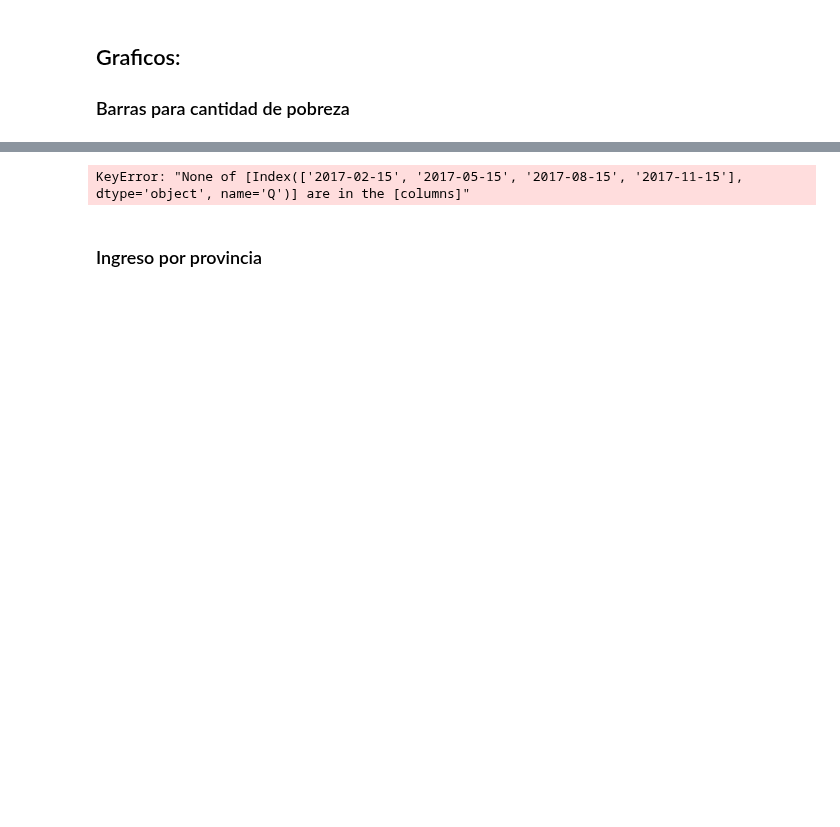
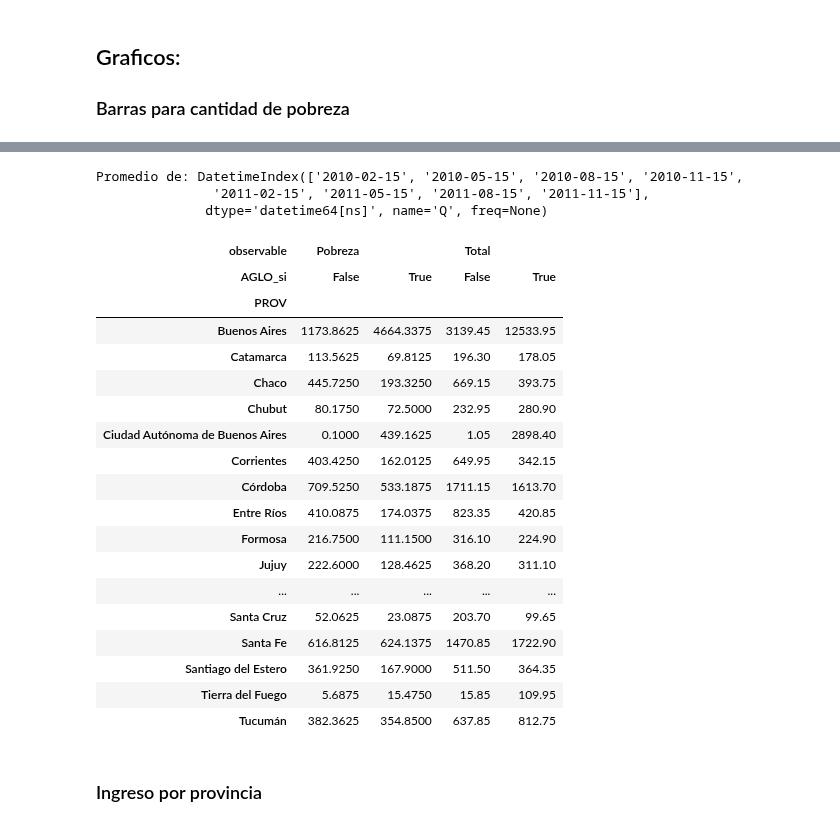
Before and after one commit to matuteiglesias/indice-pobreza-UBA, a Jupyter notebook: notebooks/09 - Exploracion de indicadores sinteticos - V2.ipynb, the cells around one changed output, grey strips where cells are left out. Saved outputs shown, nothing was run; the diff lists cells and outputs as text; code cells hidden in the pictures; blank space fills up the shorter version.

Commit message:
Added user created data

```diff
--- a/notebooks/09 - Exploracion de indicadores sinteticos - V2.ipynb
+++ b/notebooks/09 - Exploracion de indicadores sinteticos - V2.ipynb
@@ -251,10 +272,36 @@ tabla_custom.to_excel('./personas_pob_total_PROV_AGLOsi.xlsx')
 # %%
-_2017 = ['2017-02-15', '2017-05-15', '2017-08-15', '2017-11-15']
+# _2017 = ['2017-02-15', '2017-05-15', '2017-08-15', '2017-11-15']
 
-data = tabla_custom[_2017].mean(1).unstack([-1, -2]).sort_index(axis = 1)
-data.head()
+# tabla_custom_y = tabla_custom.T.loc['2010'].T
+# data = tabla_custom_y.mean(1).unstack([-1, -2]).sort_index(axis = 1)
+
+data = tabla_custom.mean(1).unstack([-1, -2]).sort_index(axis = 1)
+
+print('Promedio de:', tabla_custom.columns)
+data
 # %% [output]
-KeyError: "None of [Index(['2017-02-15', '2017-05-15', '2017-08-15', '2017-11-15'], dtype='object', name='Q')] are in the [columns]"
+Promedio de: DatetimeIndex(['2010-02-15', '2010-05-15', '2010-08-15', '2010-11-15',
+               '2011-02-15', '2011-05-15', '2011-08-15', '2011-11-15'],
+              dtype='datetime64[ns]', name='Q', freq=None)
+| observable | Pobreza |  | Total |  |
+| AGLO_si | False | True | False | True |
+| PROV |  |  |  |  |
+| Buenos Aires | 1173.8625 | 4664.3375 | 3139.45 | 12533.95 |
+| Catamarca | 113.5625 | 69.8125 | 196.30 | 178.05 |
+| Chaco | 445.7250 | 193.3250 | 669.15 | 393.75 |
+| Chubut | 80.1750 | 72.5000 | 232.95 | 280.90 |
+| Ciudad Autónoma de Buenos Aires | 0.1000 | 439.1625 | 1.05 | 2898.40 |
+| Corrientes | 403.4250 | 162.0125 | 649.95 | 342.15 |
+| Córdoba | 709.5250 | 533.1875 | 1711.15 | 1613.70 |
+| Entre Ríos | 410.0875 | 174.0375 | 823.35 | 420.85 |
+| Formosa | 216.7500 | 111.1500 | 316.10 | 224.90 |
+| Jujuy | 222.6000 | 128.4625 | 368.20 | 311.10 |
+| ... | ... | ... | ... | ... |
+| Santa Cruz | 52.0625 | 23.0875 | 203.70 | 99.65 |
+| Santa Fe | 616.8125 | 624.1375 | 1470.85 | 1722.90 |
+| Santiago del Estero | 361.9250 | 167.9000 | 511.50 | 364.35 |
+| Tierra del Fuego | 5.6875 | 15.4750 | 15.85 | 109.95 |
+| Tucumán | 382.3625 | 354.8500 | 637.85 | 812.75 |
 # %%
 # import matplotlib.pyplot as plt
 # colors = plt.cm.Paired.colors
```
Also changed, not shown: parts of 2 cells of this notebook, 5 other files.
